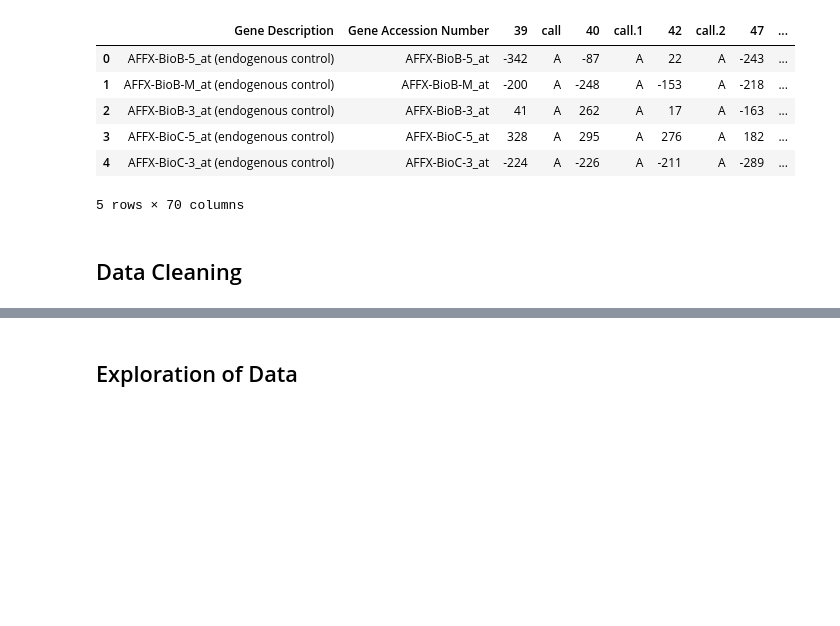
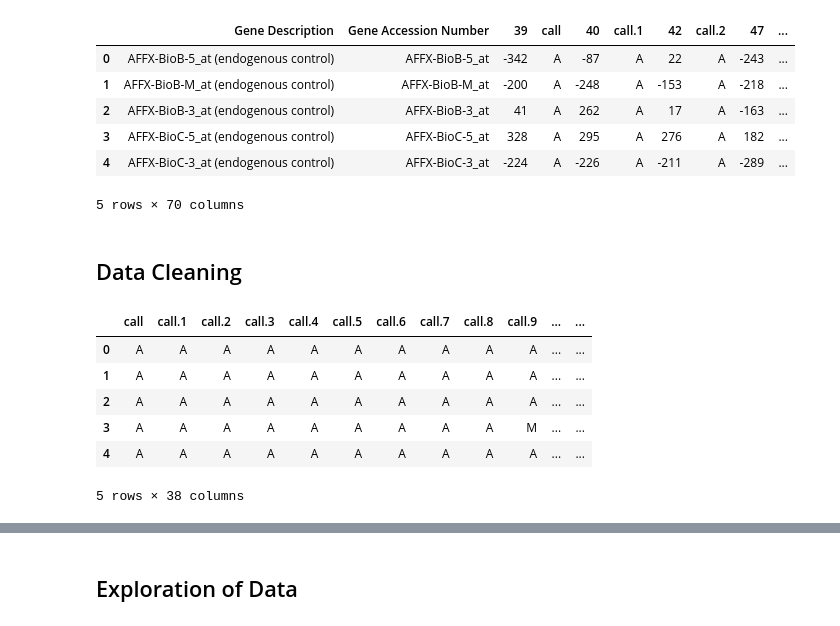
Before and after one commit to charlottedriver/LeukaemiaClassification, a Jupyter notebook: LeukemiaClassification.ipynb, the cells around one changed output, grey strips where cells are left out. Drawn from its saved outputs; the diff is of its cells as text; code cells hidden in the pictures; blank space fills up the shorter version.

Commit message:
Separating Call Columns

```diff
--- a/LeukemiaClassification.ipynb
+++ b/LeukemiaClassification.ipynb
@@ -55,5 +55,3 @@ test_data.head()
 | 3 | AFFX-BioC-5_at (endogenous control) | AFFX-BioC-5_at | 328 | A | 295 | A | 276 | A | 182 | ... |
 | 4 | AFFX-BioC-3_at (endogenous control) | AFFX-BioC-3_at | -224 | A | -226 | A | -211 | A | -289 | ... |
 5 rows × 70 columns
-# %% [markdown]
-## Data Cleaning
@@ -61,0 +58,24 @@ test_data.head()
+# %% [markdown]
+## Data Cleaning
+# %%
+# extraction of the call columns
+test_call = test_data[[col for col in test_data.columns if 'call' in col]]
+train_call = training_data[[col for col in training_data.columns if 'call' in col]]
+
+# drop call columns from orginal datasets
+test_data.drop([col for col in test_data.columns if 'call' in col],
+               axis=1,
+               inplace=True)
+training_data.drop([col for col in training_data.columns if 'call' in col],
+                  axis=1,
+                  inplace=True)
+
+train_call.head()
+# %% [output]
+|  | call | call.1 | call.2 | call.3 | call.4 | call.5 | call.6 | call.7 | call.8 | call.9 | ... | ... |
+| 0 | A | A | A | A | A | A | A | A | A | A | ... | ... |
+| 1 | A | A | A | A | A | A | A | A | A | A | ... | ... |
+| 2 | A | A | A | A | A | A | A | A | A | A | ... | ... |
+| 3 | A | A | A | A | A | A | A | A | A | M | ... | ... |
+| 4 | A | A | A | A | A | A | A | A | A | A | ... | ... |
+5 rows × 38 columns
```
Also changed, not shown: parts of 7 cells of this notebook.
